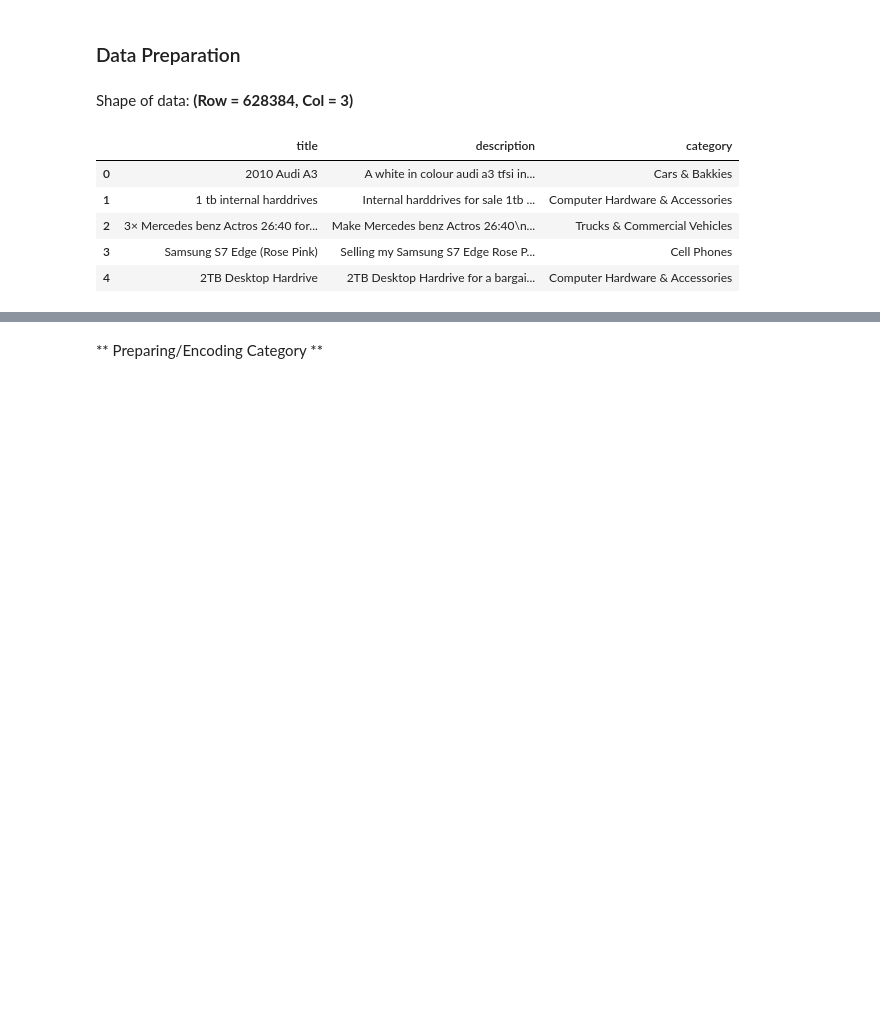
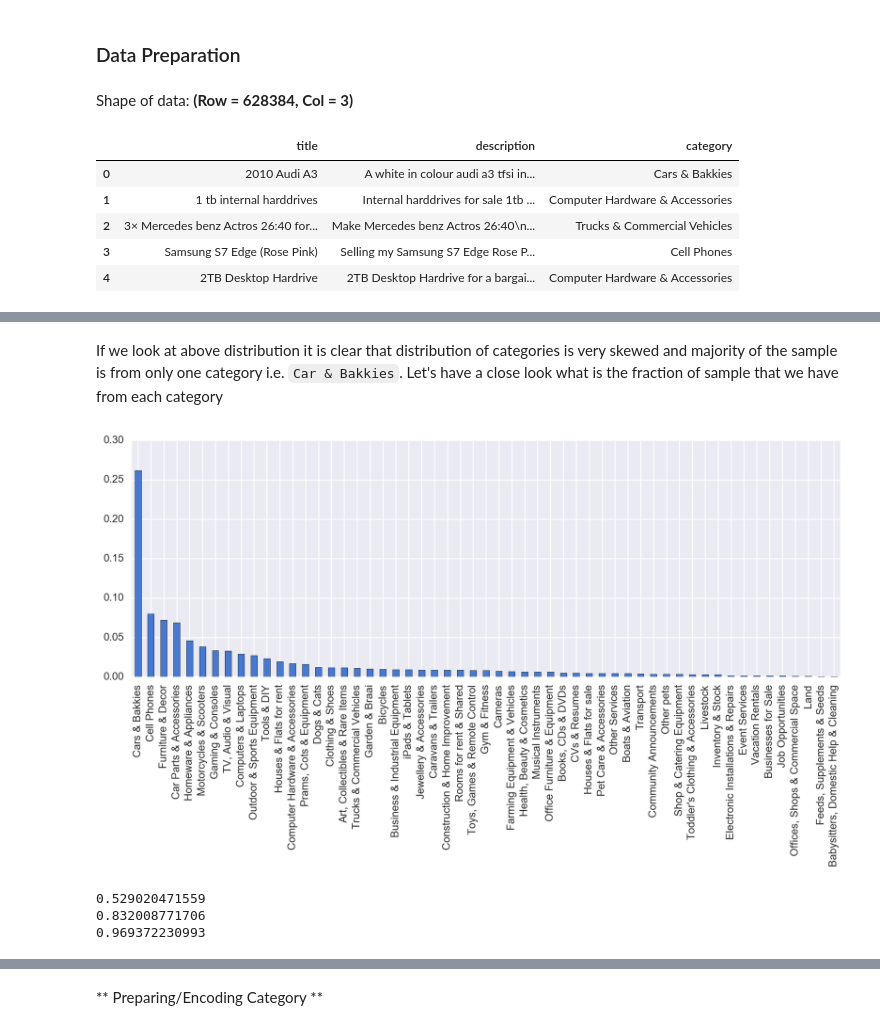
Before and after one commit to shamshad-npti/data-analytics, a Jupyter notebook: olxonsite/olx-onsite.ipynb, the cells around one changed output, grey strips where cells are left out. Saved outputs shown, nothing was run; the diff lists cells and outputs as text; code cells hidden in the pictures; blank space fills up the shorter version.

```diff
--- a/olxonsite/olx-onsite.ipynb
+++ b/olxonsite/olx-onsite.ipynb
@@ -109,0 +91,7 @@ test.head(5)
+# %%
+category_df = df.category.value_counts().to_frame().rename(columns={"category": "total_count"})
+display_markdown("Total Category: **{}**".format(category_df.shape[0]), raw=True)
+display_markdown("**Top Five**")
+display_html(category_df.head(5))
+display_markdown("**Bottom Five**")
+display_html(category_df.tail(5))
@@ -109,0 +112,22 @@ test.head(5)
+# %% [markdown]
+If we look at above distribution it is clear that distribution of categories is very skewed and majority of the sample is from only one category i.e. `Car & Bakkies`. Let's have a close look what is the fraction of sample that we have from each category
+# %%
+category_df["fraction_sample"] = category_df.total_count / category_df.total_count.sum()
+category_df.fraction_sample.plot(kind="bar", figsize=(12,4));
+# %% [output]
+[figure, added]
+# %%
+'''
+Additionally more than 50% of the sample
+is from the first five category, more
+thatn 80% of the sample is from first 20
+category and last 15 category account for
+only 3% of the sample
+'''
+print category_df.head(5).fraction_sample.sum()
+print category_df.head(20).fraction_sample.sum()
+print category_df.head(40).fraction_sample.sum()
+# %% [output]
+0.529020471559
+0.832008771706
+0.969372230993
```
Also changed, not shown: parts of 33 cells of this notebook.
